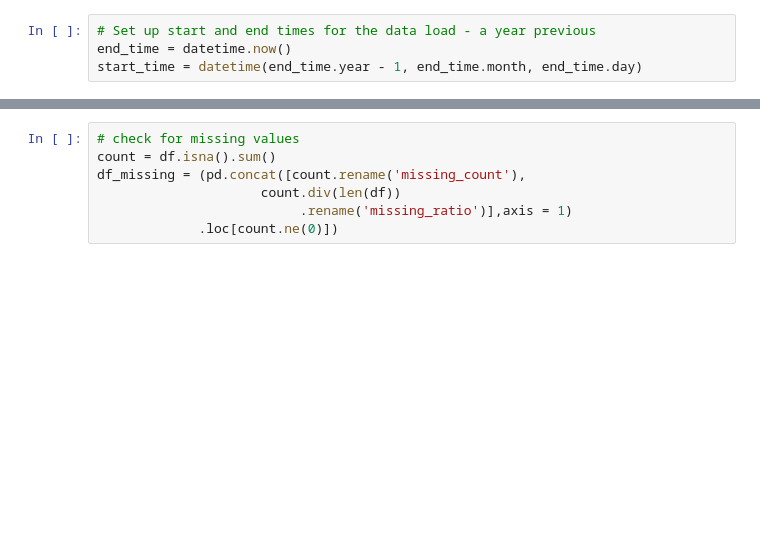
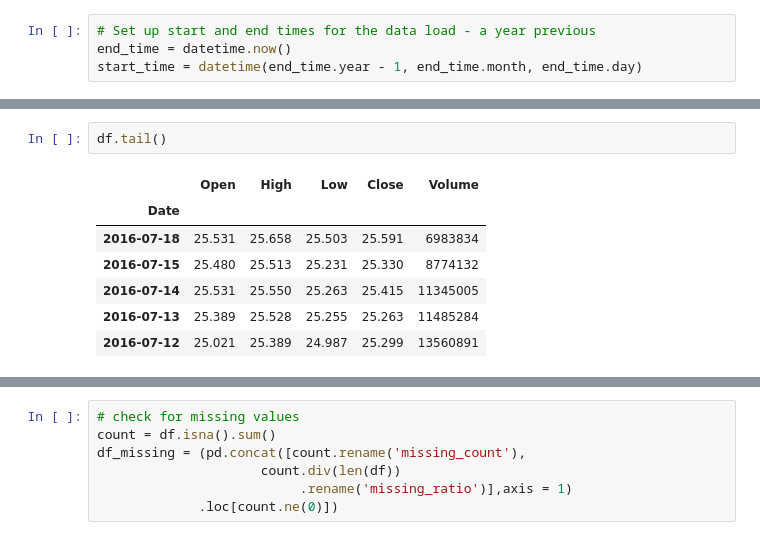
Before and after one commit to PacktPublishing/Deep-Learning-with-fastai-Cookbook, a Jupyter notebook: ch3/assessing_dataset_suitability.ipynb, the cells around one changed output, grey strips where cells are left out. Drawn from its saved outputs; the diff is of its cells as text; blank space fills up the shorter version.

```diff
--- a/ch3/assessing_dataset_suitability.ipynb
+++ b/ch3/assessing_dataset_suitability.ipynb
@@ -54,2 +57,12 @@ b'<!DOCTYPE html>\n  <html lang="en-us"><head>\n  <meta http-equiv="content-type
+# %%
+df.tail()
+# %% [output]
+|  | Open | High | Low | Close | Volume |
+| Date |  |  |  |  |  |
+| 2016-07-18 | 25.531 | 25.658 | 25.503 | 25.591 | 6983834 |
+| 2016-07-15 | 25.480 | 25.513 | 25.231 | 25.330 | 8774132 |
+| 2016-07-14 | 25.531 | 25.550 | 25.263 | 25.415 | 11345005 |
+| 2016-07-13 | 25.389 | 25.528 | 25.255 | 25.263 | 11485284 |
+| 2016-07-12 | 25.021 | 25.389 | 24.987 | 25.299 | 13560891 |
 # %%
 df.shape
```
Also changed, not shown: parts of 9 cells of this notebook, 1 other file.
